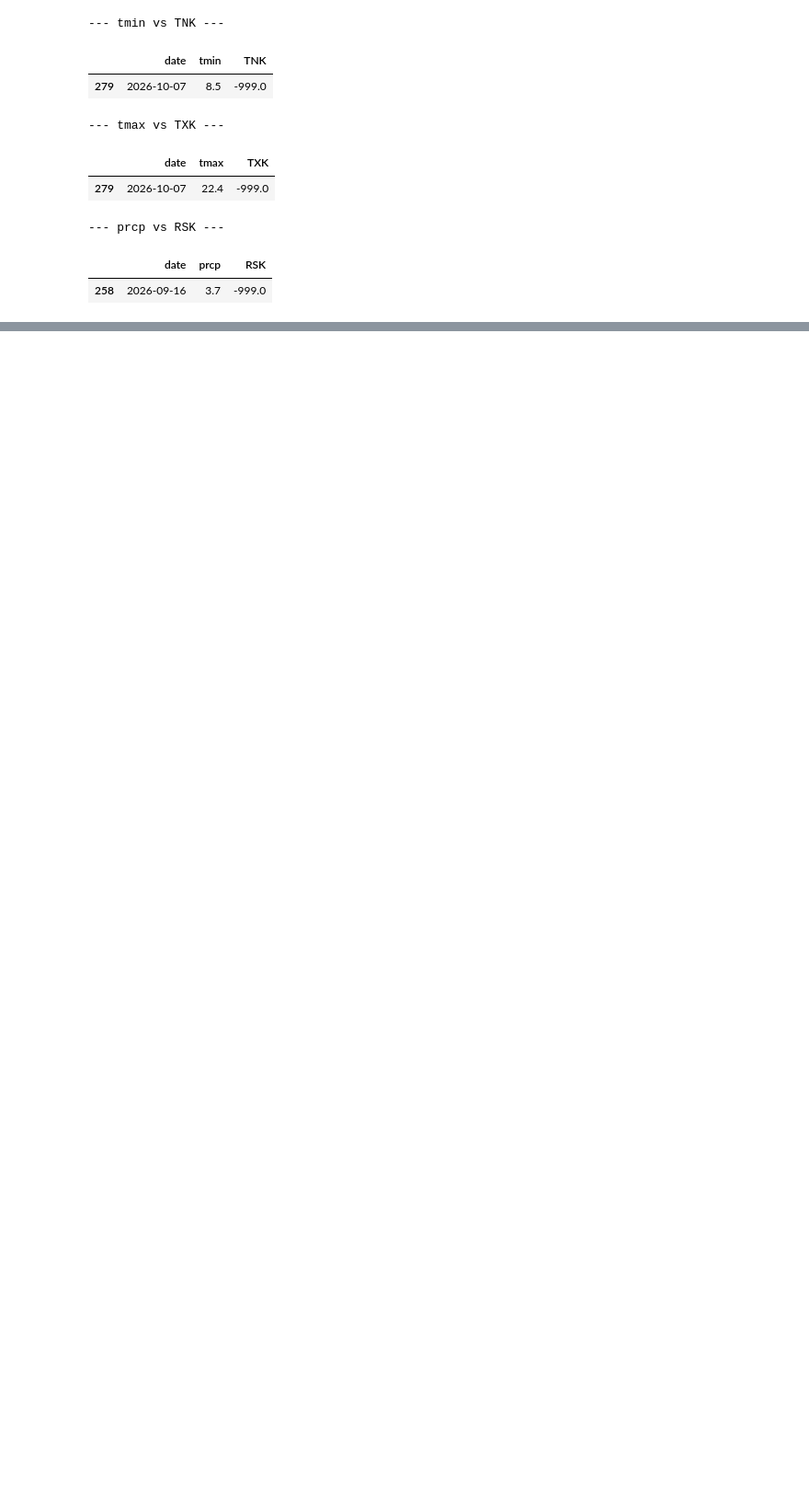
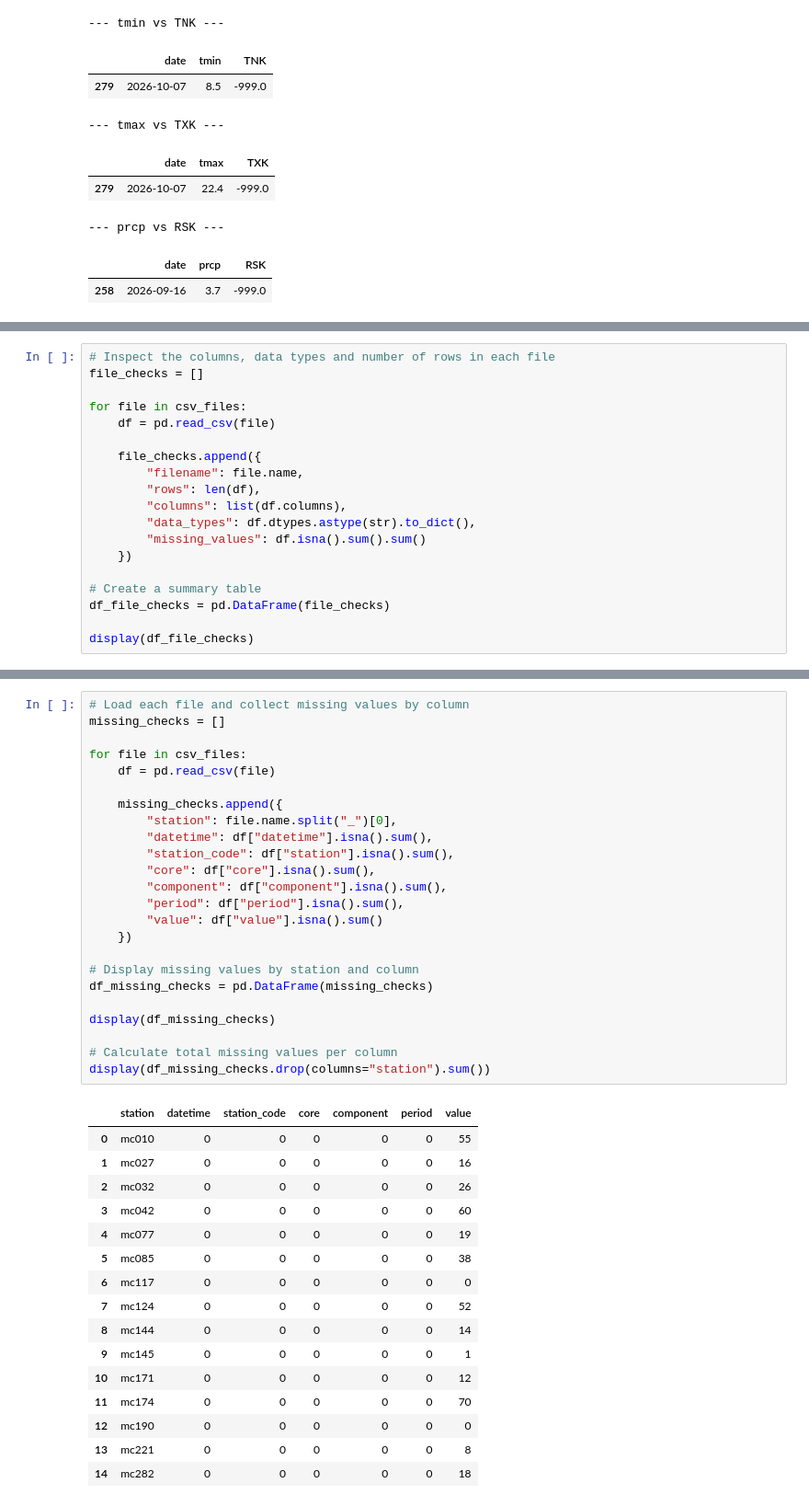
Before and after one commit to lodimarcello/Capstone_project_Lorenzo, a Jupyter notebook: datasets_merging.ipynb, the cells around one changed output, grey strips where cells are left out. Shown at 92% size. Cells and saved outputs as stored; diff of their text form; blank space fills up the shorter version.

```diff
--- a/datasets_merging.ipynb
+++ b/datasets_merging.ipynb
@@ -987,0 +1369,19 @@ df_weather_combined.to_csv("berlin_weather_combined_all.csv", index=False)
+# %%
+# Inspect the columns, data types and number of rows in each file
+file_checks = []
+
+for file in csv_files:
+    df = pd.read_csv(file)
+
+    file_checks.append({
+        "filename": file.name,
+        "rows": len(df),
+        "columns": list(df.columns),
+        "data_types": df.dtypes.astype(str).to_dict(),
+        "missing_values": df.isna().sum().sum()
+    })
+
+# Create a summary table
+df_file_checks = pd.DataFrame(file_checks)
+
+display(df_file_checks)
@@ -987,0 +1405,41 @@ df_weather_combined.to_csv("berlin_weather_combined_all.csv", index=False)
+# %%
+# Load each file and collect missing values by column
+missing_checks = []
+
+for file in csv_files:
+    df = pd.read_csv(file)
+
+    missing_checks.append({
+        "station": file.name.split("_")[0],
+        "datetime": df["datetime"].isna().sum(),
+        "station_code": df["station"].isna().sum(),
+        "core": df["core"].isna().sum(),
+        "component": df["component"].isna().sum(),
+        "period": df["period"].isna().sum(),
+        "value": df["value"].isna().sum()
+    })
+
+# Display missing values by station and column
+df_missing_checks = pd.DataFrame(missing_checks)
+
+display(df_missing_checks)
+
+# Calculate total missing values per column
+display(df_missing_checks.drop(columns="station").sum())
+# %% [output]
+|  | station | datetime | station_code | core | component | period | value |
+| 0 | mc010 | 0 | 0 | 0 | 0 | 0 | 55 |
+| 1 | mc027 | 0 | 0 | 0 | 0 | 0 | 16 |
+| 2 | mc032 | 0 | 0 | 0 | 0 | 0 | 26 |
+| 3 | mc042 | 0 | 0 | 0 | 0 | 0 | 60 |
+| 4 | mc077 | 0 | 0 | 0 | 0 | 0 | 19 |
+| 5 | mc085 | 0 | 0 | 0 | 0 | 0 | 38 |
+| 6 | mc117 | 0 | 0 | 0 | 0 | 0 | 0 |
+| 7 | mc124 | 0 | 0 | 0 | 0 | 0 | 52 |
+| 8 | mc144 | 0 | 0 | 0 | 0 | 0 | 14 |
+| 9 | mc145 | 0 | 0 | 0 | 0 | 0 | 1 |
+| 10 | mc171 | 0 | 0 | 0 | 0 | 0 | 12 |
+| 11 | mc174 | 0 | 0 | 0 | 0 | 0 | 70 |
+| 12 | mc190 | 0 | 0 | 0 | 0 | 0 | 0 |
+| 13 | mc221 | 0 | 0 | 0 | 0 | 0 | 8 |
+| 14 | mc282 | 0 | 0 | 0 | 0 | 0 | 18 |
```
Also changed, not shown: parts of 78 cells of this notebook, 7 other files.
